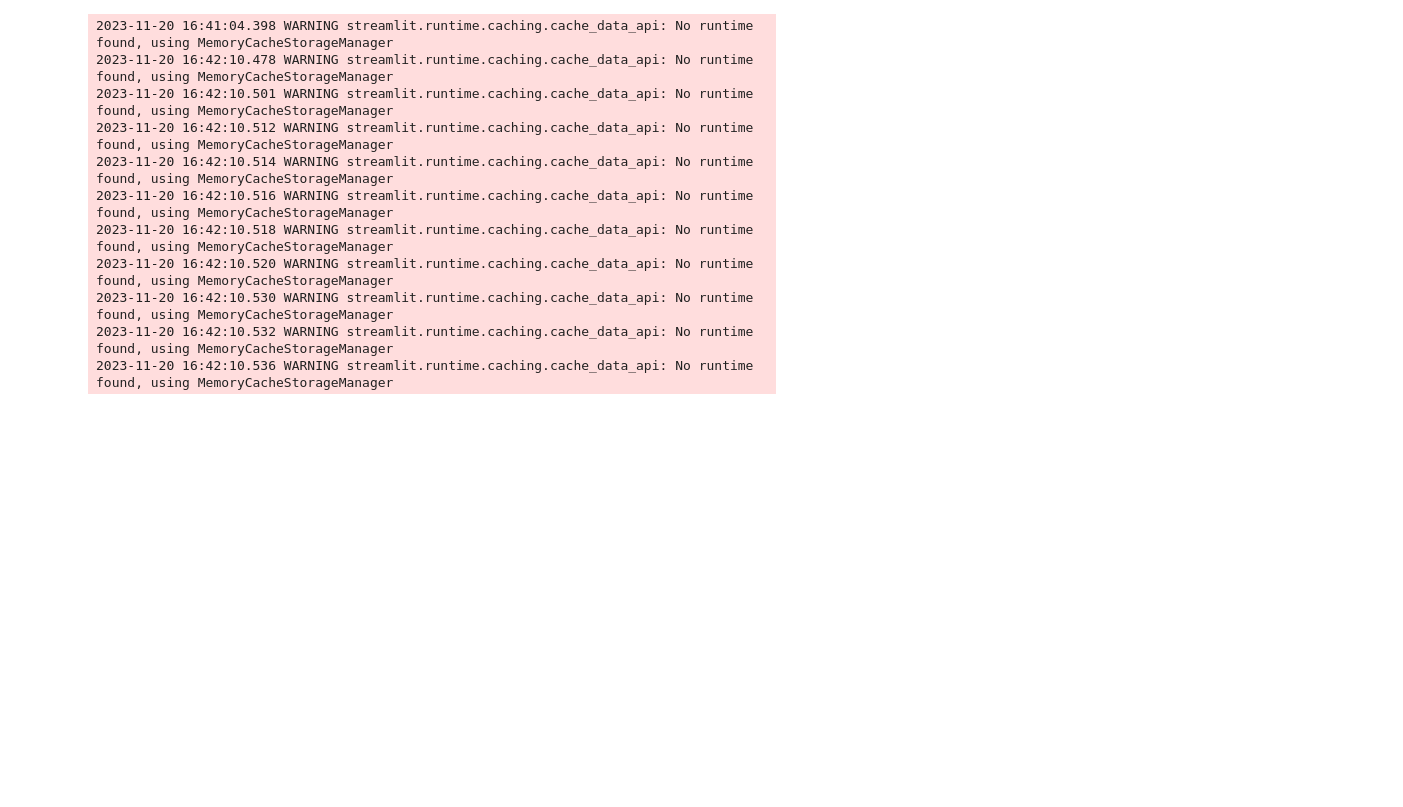
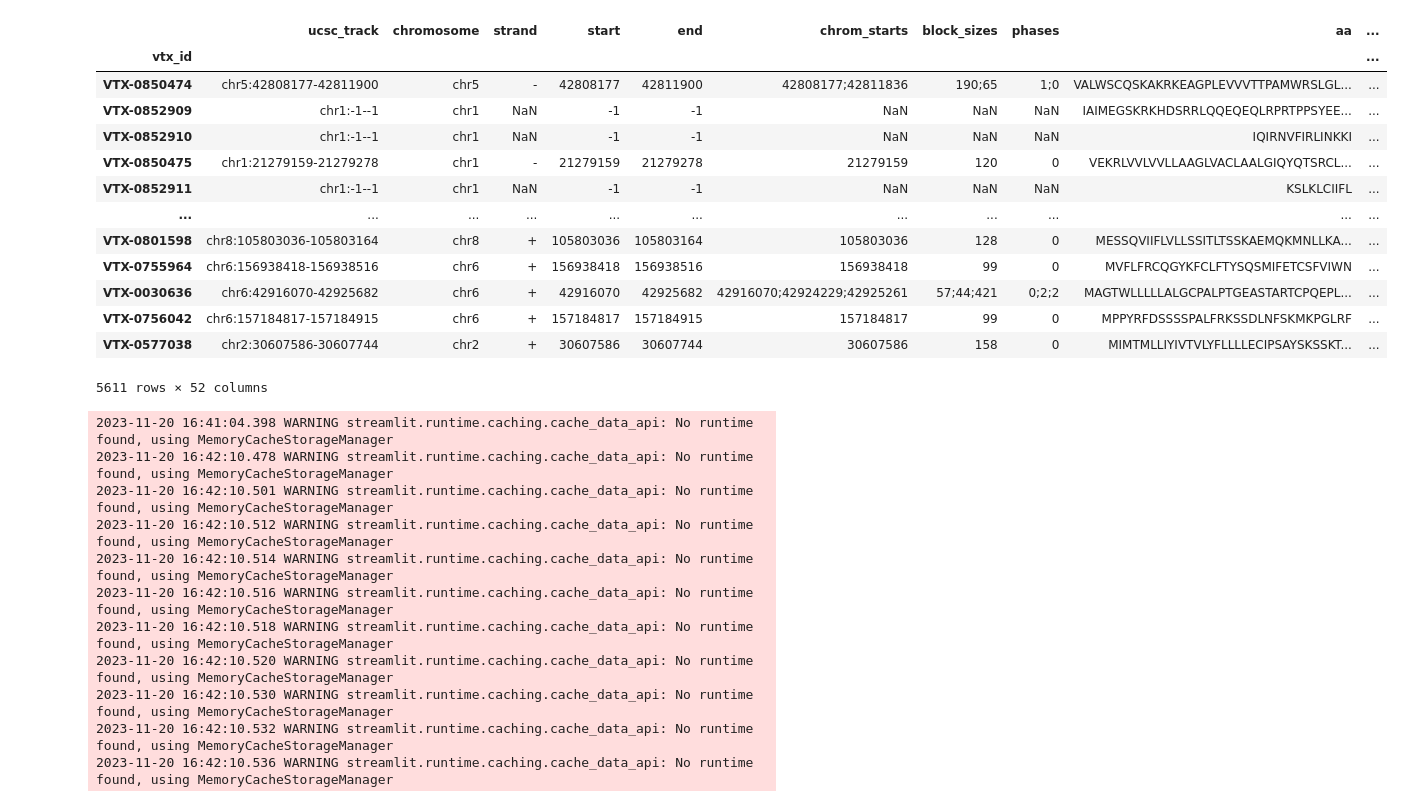
Before and after one commit to veliatx/dashboard, a Jupyter notebook: dashboard/testing.ipynb, the cells around one changed output. Cells and saved outputs as stored; diff of their text form; code cells hidden in the pictures; blank space fills up the shorter version.

```diff
--- a/dashboard/testing.ipynb
+++ b/dashboard/testing.ipynb
@@ -8,3 +85,49 @@ from dashboard.data_load import load_sorf_df_conformed
+# %%
+    df = pd.read_parquet(os.path.join(CACHE_DIR, 'sorf_df.parq'))
+
+    # TODO remove this as temp addition
+    ribo_df = pd.read_excel('../data/Secreted_mP_Riboseq_SAF.xlsx')
+    ribo_vtx = set(ribo_df[ribo_df['manual_check'] == 1]['vtx_id'])
+    ccle_df = pd.read_excel(DATA_DIR / 'SummaryIdentification_CCLE_strongerConfidence.xlsx', index_col=0)
+    gtex_df = pd.read_excel(DATA_DIR / 'SummaryIdentification_GTEX_strongerConfidence.xlsx', index_col=0)
+
+    ccle_vtx = set(ccle_df['vtx_id'])
+    gtex_vtx = set(gtex_df['vtx_id'])
+
+    ms_vtx = gtex_vtx.union(ccle_vtx)
+    support_vtx = ms_vtx.union(ribo_vtx)
+
+    df['manual_riboseq'] = df.apply(lambda x: True if x.vtx_id in ribo_vtx else False, axis=1)
+    df['MS_evidence'] = df.apply(lambda x: True if x.vtx_id in ms_vtx else False, axis=1)
+    df['MS or Riboseq'] = df.apply(lambda x: True if x.vtx_id in support_vtx else False, axis=1)
+
+    tblastn_columns = ['vtx_id', 'tblastn_hit_id', 'tblastn_description', 'tblastn_score', 'tblastn_query_coverage', 'tblastn_align_length',
+                       'tblastn_align_identity', 'tblastn_gaps', 'tblastn_evalue']
+    tblastn_df = pd.read_csv(DATA_DIR / 'interim_phase1to8_all_20231012.csv')
+    tblastn_df.set_index('vtx_id', inplace=True)
+    df = df.merge(tblastn_df[['tblastn_hit_id', 'tblastn_description',
+                           'tblastn_score', 'tblastn_query_coverage', 'tblastn_align_length',
+                           'tblastn_align_identity', 'tblastn_gaps', 'tblastn_evalue']], how='left', left_index=True, right_index=True)
+
+    df.index.name = 'vtx_id'
+    df['vtx_id'] = df.index
+# %%
+tblastn_df
+# %% [output]
+|  | ucsc_track | chromosome | strand | start | end | chrom_starts | block_sizes | phases | aa | ... |
+| vtx_id |  |  |  |  |  |  |  |  |  | ... |
+| VTX-0850474 | chr5:42808177-42811900 | chr5 | - | 42808177 | 42811900 | 42808177;42811836 | 190;65 | 1;0 | VALWSCQSKAKRKEAGPLEVVVTTPAMWRSLGL... | ... |
+| VTX-0852909 | chr1:-1--1 | chr1 | NaN | -1 | -1 | NaN | NaN | NaN | IAIMEGSKRKHDSRRLQQEQEQLRPRTPPSYEE... | ... |
+| VTX-0852910 | chr1:-1--1 | chr1 | NaN | -1 | -1 | NaN | NaN | NaN | IQIRNVFIRLINKKI | ... |
+| VTX-0850475 | chr1:21279159-21279278 | chr1 | - | 21279159 | 21279278 | 21279159 | 120 | 0 | VEKRLVVLVVLLAAGLVACLAALGIQYQTSRCL... | ... |
+| VTX-0852911 | chr1:-1--1 | chr1 | NaN | -1 | -1 | NaN | NaN | NaN | KSLKLCIIFL | ... |
+| ... | ... | ... | ... | ... | ... | ... | ... | ... | ... | ... |
+| VTX-0801598 | chr8:105803036-105803164 | chr8 | + | 105803036 | 105803164 | 105803036 | 128 | 0 | MESSQVIIFLVLLSSITLTSSKAEMQKMNLLKA... | ... |
+| VTX-0755964 | chr6:156938418-156938516 | chr6 | + | 156938418 | 156938516 | 156938418 | 99 | 0 | MVFLFRCQGYKFCLFTYSQSMIFETCSFVIWN | ... |
+| VTX-0030636 | chr6:42916070-42925682 | chr6 | + | 42916070 | 42925682 | 42916070;42924229;42925261 | 57;44;421 | 0;2;2 | MAGTWLLLLLALGCPALPTGEASTARTCPQEPL... | ... |
+| VTX-0756042 | chr6:157184817-157184915 | chr6 | + | 157184817 | 157184915 | 157184817 | 99 | 0 | MPPYRFDSSSSPALFRKSSDLNFSKMKPGLRF | ... |
+| VTX-0577038 | chr2:30607586-30607744 | chr2 | + | 30607586 | 30607744 | 30607586 | 158 | 0 | MIMTMLLIYIVTVLYFLLLLECIPSAYSKSSKT... | ... |
+5611 rows × 52 columns
 # %%
 import matplotlib.pyplot as plt
 from dashboard.data_load import load_sorf_df_conformed, load_jsonlines_table
```
Also changed, not shown: parts of 9 cells of this notebook, 6 other files.
